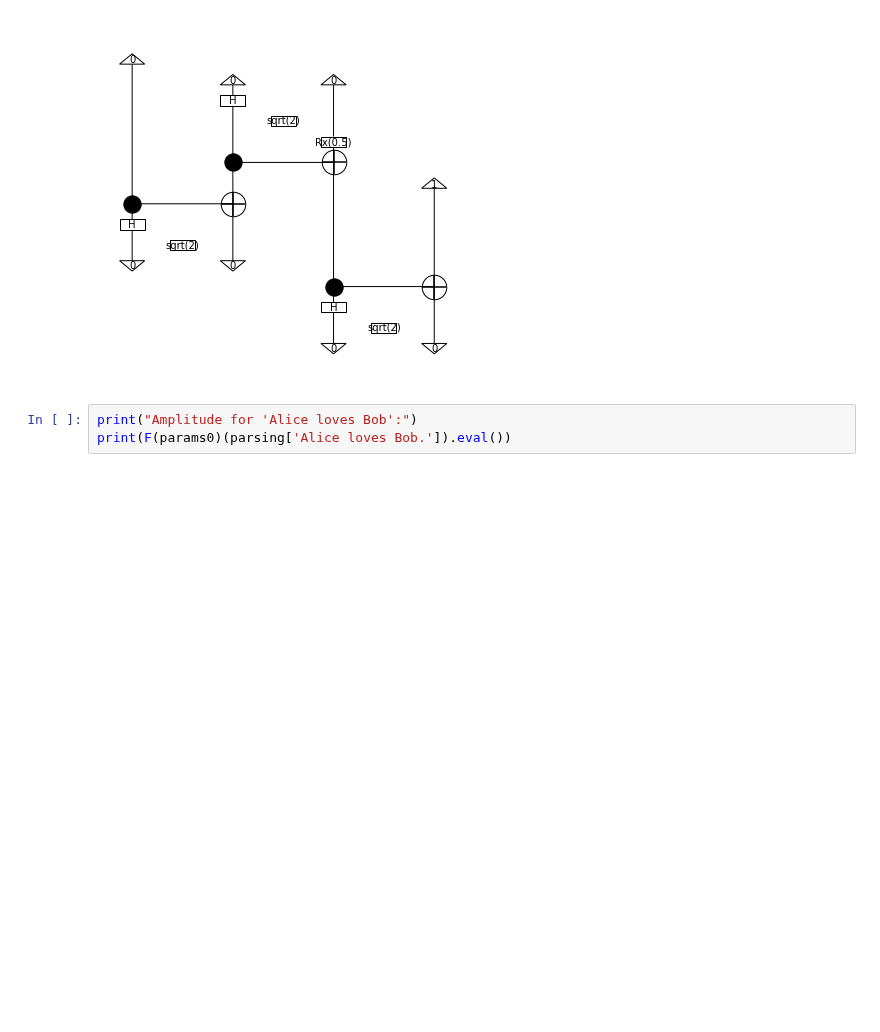
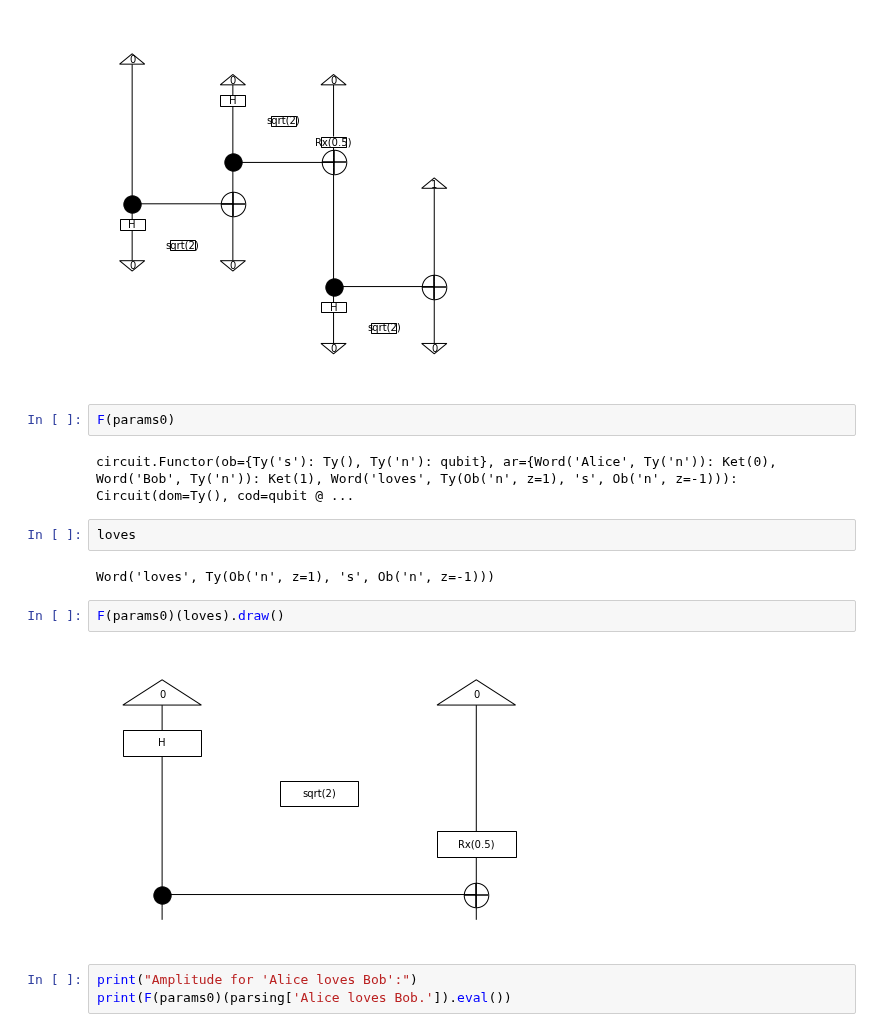
Before and after one commit to CDL-Quantum/CohortProject_2021, a Jupyter notebook: Week4_NLP/example_notebooks/alice-loves-bob.ipynb, the cells around one changed output. Saved outputs shown, nothing was run; the diff lists cells and outputs as text; blank space fills up the shorter version.

```diff
--- a/Week4_NLP/alice-loves-bob.ipynb
+++ b/Week4_NLP/example_notebooks/alice-loves-bob.ipynb
@@ -76,6 +83,18 @@ F(params0)(parsing['Alice loves Bob.']).draw(
 # %% [output]
 Circuit for 'Alice loves Bob':
 [figure]
+# %%
+F(params0)
+# %% [output]
+circuit.Functor(ob={Ty('s'): Ty(), Ty('n'): qubit}, ar={Word('Alice', Ty('n')): Ket(0), Word('Bob', Ty('n')): Ket(1), Word('loves', Ty(Ob('n', z=1), 's', Ob('n', z=-1))): Circuit(dom=Ty(), cod=qubit @ ...
+# %%
+loves
+# %% [output]
+Word('loves', Ty(Ob('n', z=1), 's', Ob('n', z=-1)))
+# %%
+F(params0)(loves).draw()
+# %% [output]
+[figure, added]
 # %%
 print("Amplitude for 'Alice loves Bob':")
 print(F(params0)(parsing['Alice loves Bob.']).eval())
```
Also changed, not shown: parts of 1 cell of this notebook, 8 other files.
